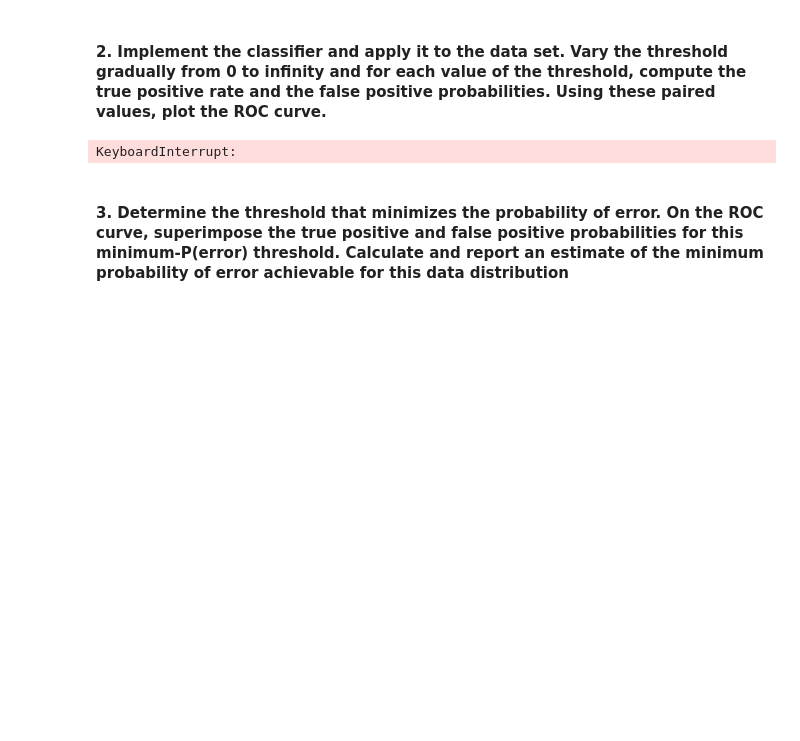
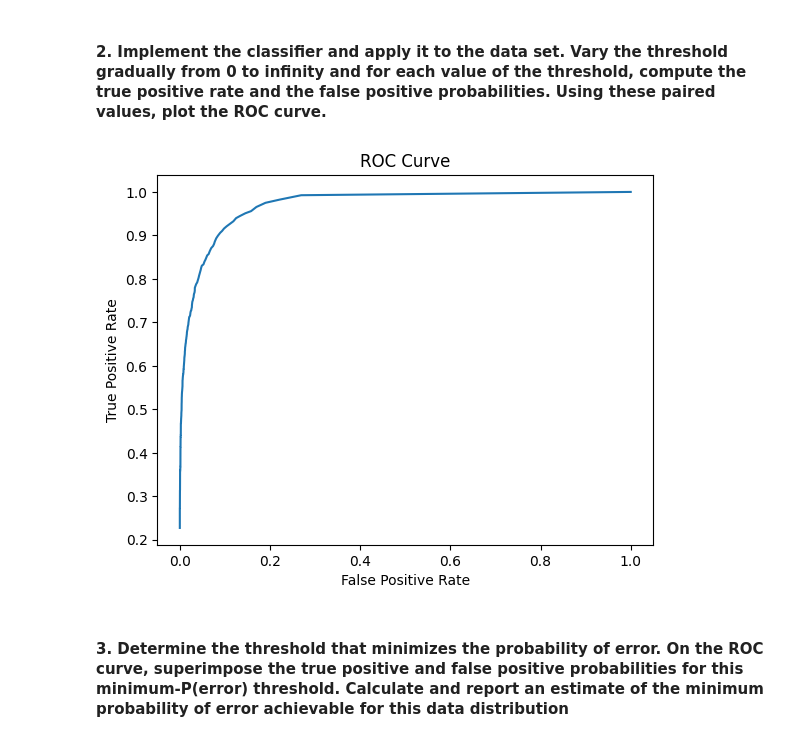
Before and after one commit to chrisswagler/machine-learning, a Jupyter notebook: PS1/p1.ipynb, the cells around one changed output. Drawn from its saved outputs; the diff is of its cells as text; code cells hidden in the pictures; blank space fills up the shorter version.

```diff
--- a/PS1/p1.ipynb
+++ b/PS1/p1.ipynb
@@ -143,18 +125,14 @@ thresholds = np.linspace(0, 1000, 1000, endpoint=False)
 # %%
-# Plot the ROC curve
-true_positive_rate = []
-false_positive_rate = []
-for threshold in thresholds:
-    roc = ROC_curve(data, labels, threshold)
-    true_positive_rate.append(roc[0])
-    false_positive_rate.append(roc[1])
+# plot the ROC curve
+true_positive_rate, false_positive_rate = ROC_curve(data, labels, thresholds)
+
 plt.plot(false_positive_rate, true_positive_rate)
 plt.xlabel('False Positive Rate')
 plt.ylabel('True Positive Rate')
 plt.title('ROC Curve')
 plt.show()
 # %% [output]
-KeyboardInterrupt:
+[figure, added]
 # %% [markdown]
 #### 3. Determine the threshold that minimizes the probability of error. On the ROC curve, superimpose the true positive and false positive probabilities for this minimum-P(error) threshold. Calculate and report an estimate of the minimum probability of error achievable for this data distribution
 # %%
```
Also changed, not shown: parts of 13 cells of this notebook.
